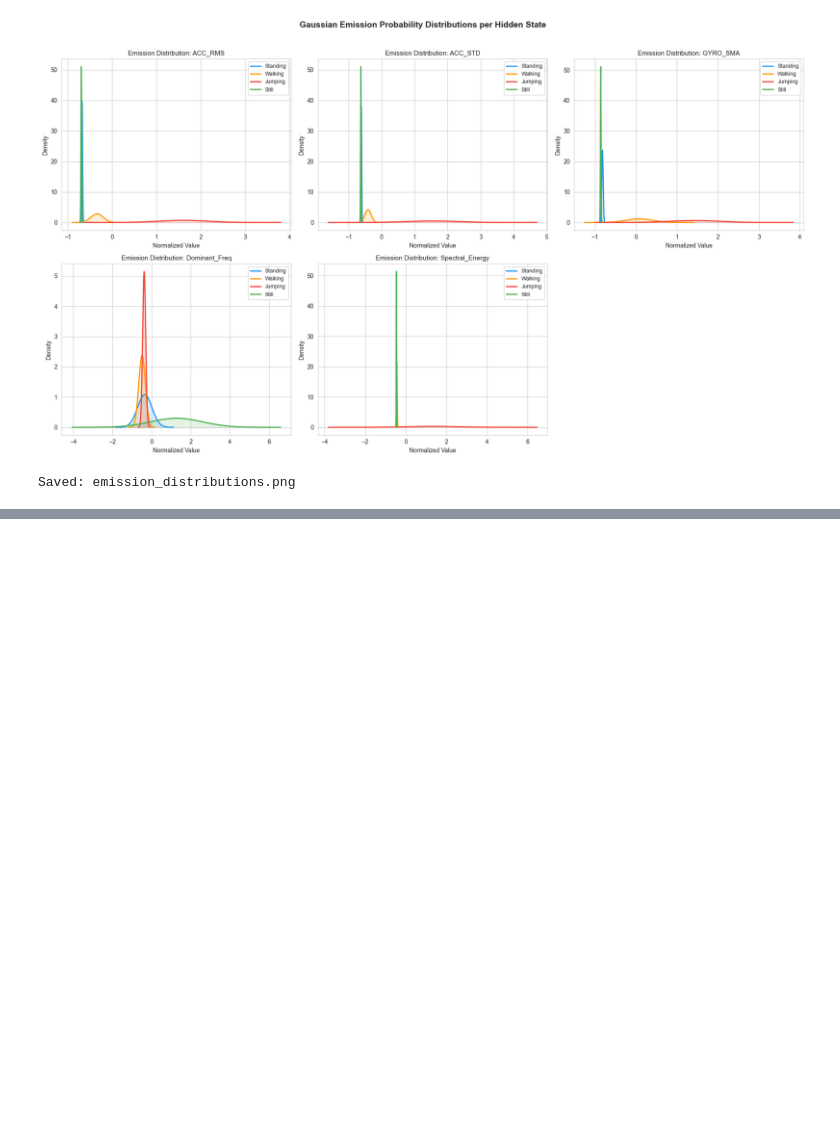
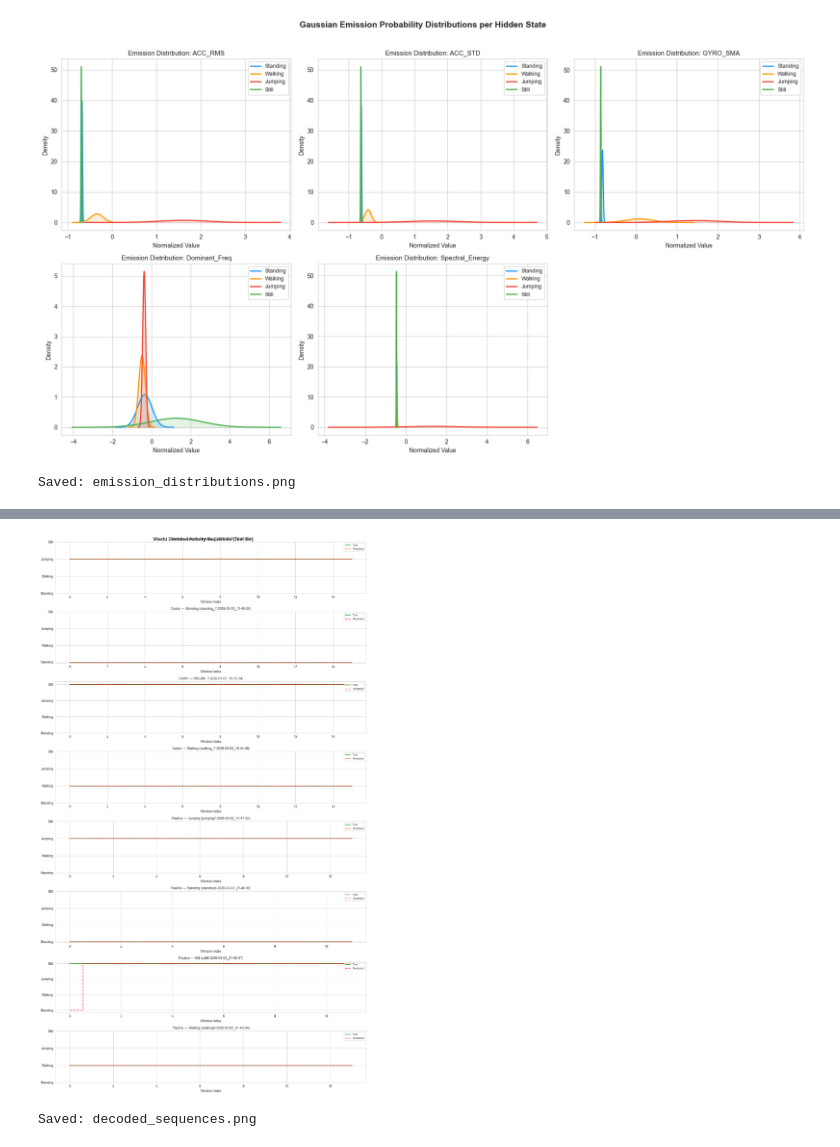
Before and after one commit to izabayo7/human-motion-with-HMM, a Jupyter notebook: hmm_activity_recognition.ipynb, the cells around one changed output, grey strips where cells are left out. Cells and saved outputs as stored; diff of their text form; code cells hidden in the pictures; blank space fills up the shorter version.

```diff
--- a/hmm_activity_recognition.ipynb
+++ b/hmm_activity_recognition.ipynb
@@ -847,0 +908,31 @@ Saved: emission_distributions.png
+# %%
+# Visualize decoded activity sequences for sample test recordings
+n_test = len(test_details)
+fig, axes = plt.subplots(min(n_test, 8), 1, figsize=(14, 3 * min(n_test, 8)))
+if min(n_test, 8) == 1:
+    axes = [axes]
+
+for i, detail in enumerate(test_details[:8]):
+    ax = axes[i]
+    windows = range(detail['n_windows'])
+
+    ax.step(windows, detail['true_labels'], where='mid',
+            label='True', color='green', linewidth=2, alpha=0.7)
+    ax.step(windows, detail['predicted_states'], where='mid',
+            label='Predicted', color='red', linewidth=2, linestyle='--', alpha=0.7)
+
+    ax.set_yticks(range(N_STATES))
+    ax.set_yticklabels([a.capitalize() for a in ACTIVITIES])
+    ax.set_xlabel('Window Index')
+    ax.set_title(f'{detail["person"].capitalize()} — {detail["true_activity"].capitalize()} '
+                 f'({detail["recording"]})', fontsize=10)
+    ax.legend(loc='upper right', fontsize=8)
+
+fig.suptitle('Viterbi Decoded Activity Sequences (Test Set)', fontsize=14, fontweight='bold')
+plt.tight_layout()
+plt.savefig('decoded_sequences.png', dpi=150, bbox_inches='tight')
+plt.show()
+print('Saved: decoded_sequences.png')
+# %% [output]
+[figure, added]
+Saved: decoded_sequences.png
```
Also changed, not shown: parts of 8 cells of this notebook, 3 other files.
